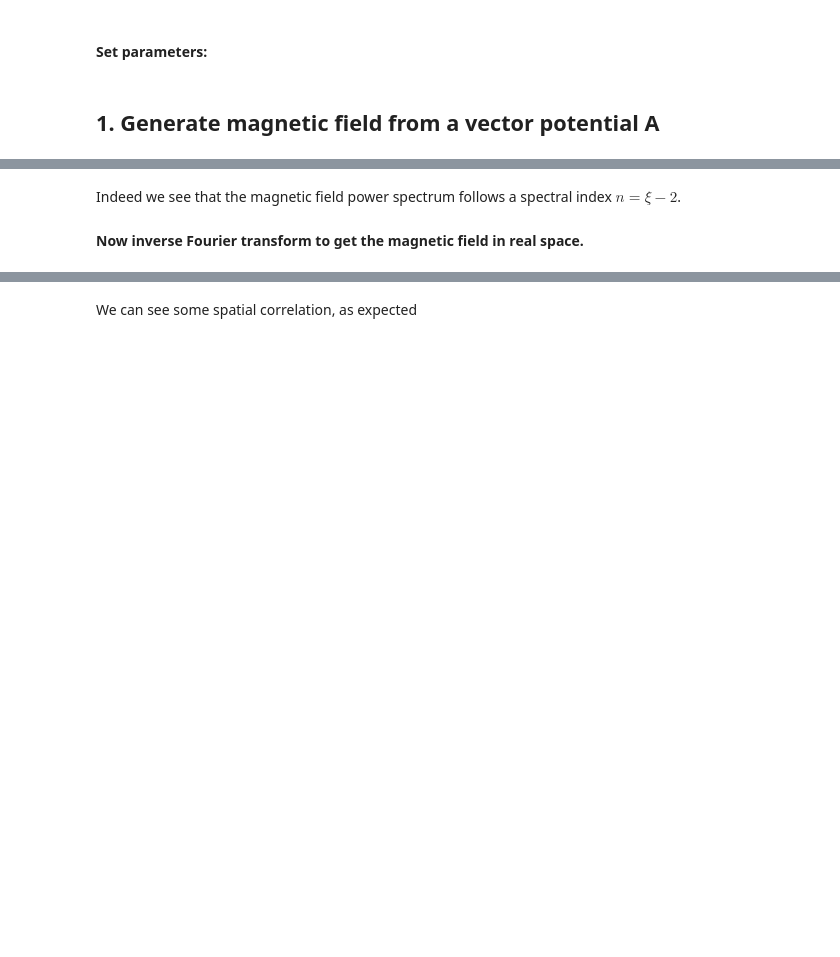
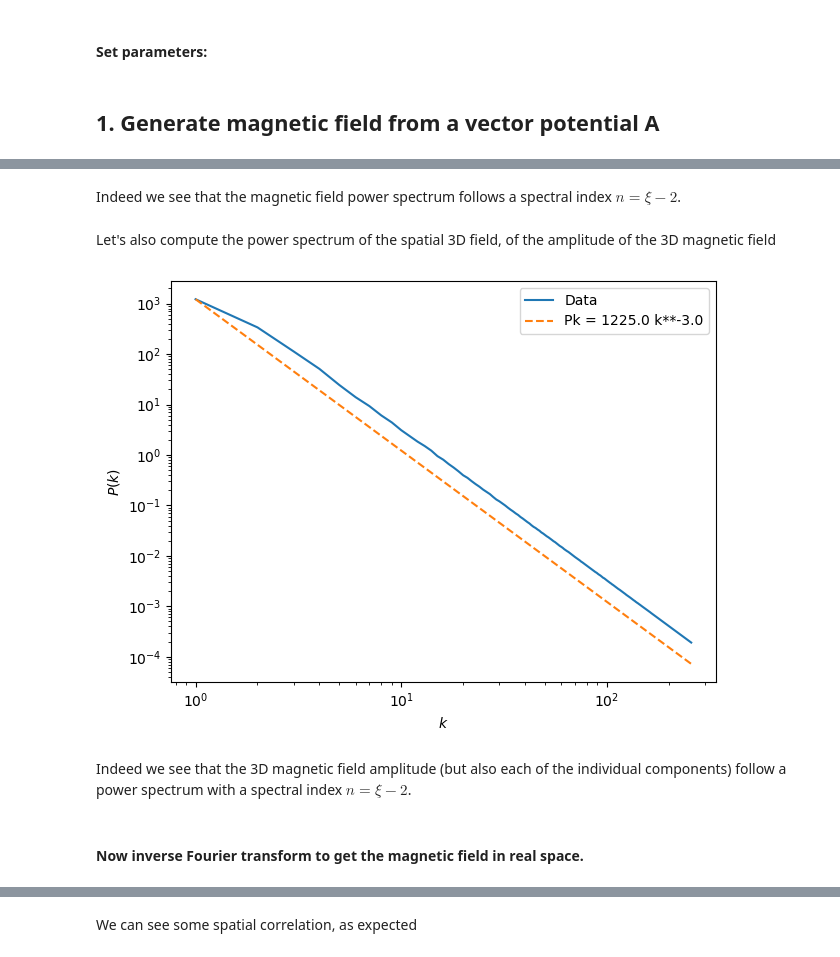
Before and after one commit to ErikOsinga/grampa, a Jupyter notebook: magneticfieldmodel.ipynb, the cells around one changed output, grey strips where cells are left out. Saved outputs shown, nothing was run; the diff lists cells and outputs as text; code cells hidden in the pictures; blank space fills up the shorter version.

```diff
--- a/magneticfieldmodel.ipynb
+++ b/magneticfieldmodel.ipynb
@@ -656,7 +773,27 @@ if check:
 # %% [markdown]
 Indeed we see that the magnetic field power spectrum follows a spectral index $n=\xi-2$.
-
-#### Now inverse Fourier transform to get the magnetic field in real space.
+# %% [markdown]
+Let's also compute the power spectrum of the spatial 3D field, of the amplitude of the 3D magnetic field
+# %%
+k_values, Pk_values = shell_averaged_power_spectrum(field, component='total', multiply_volume=False)
+# %%
+plt.loglog(k_values, Pk_values, label='Data')
+# Compare with expectation
+amplitude = Pk_values[0]
+alpha = xi-2
+theoretical = amplitude*np.asarray(k_values,dtype='float')**-alpha * (k_values[0]**alpha)
+plt.plot(k_values, theoretical,label='Pk = %.1f k**-%.1f'%(amplitude,alpha), ls='dashed')
+plt.xlabel('$k$')
+plt.ylabel("$P(k)$")
+plt.legend()
+plt.tight_layout()
+plt.show()
+# %% [output]
+[figure, added]
+# %% [markdown]
+Indeed we see that the 3D magnetic field amplitude (but also each of the individual components) follow a power spectrum with a spectral index $n=\xi-2$.
+# %% [markdown]
+#### Now inverse Fourier transform to get the magnetic field in real space.
 # %%
 if int(sys.version[0]) < 3:
     print("WARNING, USING PYTHON2. PLEASE RUN WITH PYTHON3")
```
Also changed, not shown: parts of 25 cells of this notebook.
